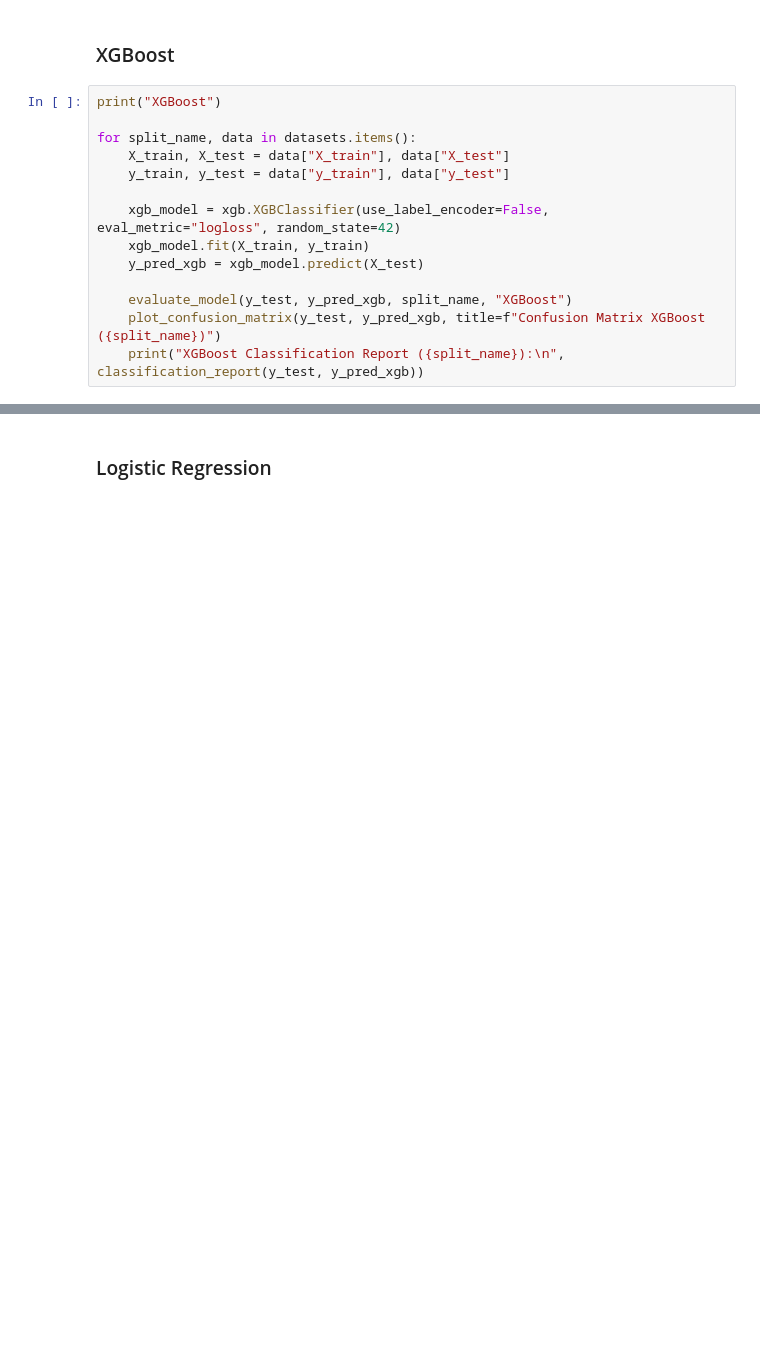
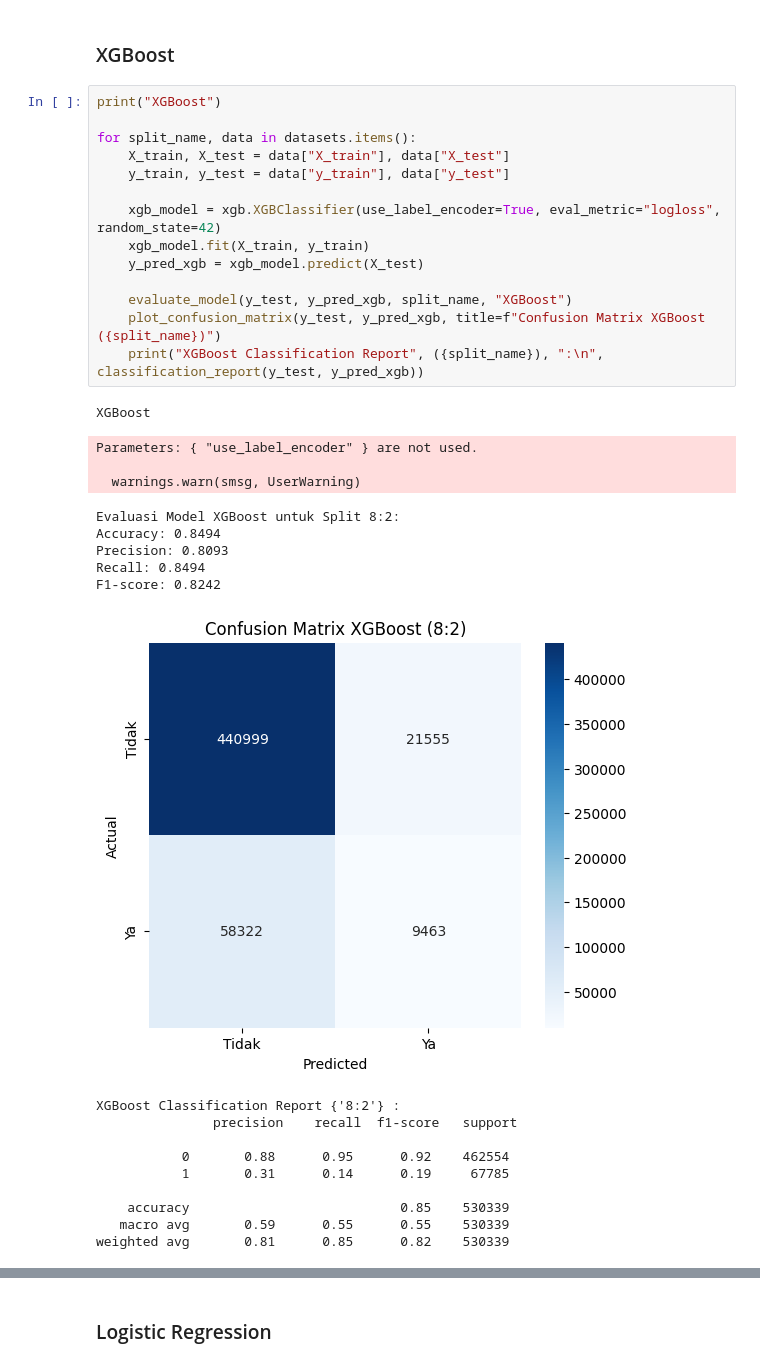
Before and after one commit to kecoaktempur/Risk-and-Finance-Management_Analisis-data-bisnis, a Jupyter notebook: adb.ipynb, the cells around one changed output, grey strips where cells are left out. Drawn from its saved outputs; the diff is of its cells as text; blank space fills up the shorter version.

```diff
--- a/adb.ipynb
+++ b/adb.ipynb
@@ -339,14 +340,34 @@ Random Forest
 # %%
 print("XGBoost")
 
 for split_name, data in datasets.items():
     X_train, X_test = data["X_train"], data["X_test"]
     y_train, y_test = data["y_train"], data["y_test"]
 
-    xgb_model = xgb.XGBClassifier(use_label_encoder=False, eval_metric="logloss", random_state=42)
+    xgb_model = xgb.XGBClassifier(use_label_encoder=True, eval_metric="logloss", random_state=42)
     xgb_model.fit(X_train, y_train)
     y_pred_xgb = xgb_model.predict(X_test)
 
     evaluate_model(y_test, y_pred_xgb, split_name, "XGBoost")
     plot_confusion_matrix(y_test, y_pred_xgb, title=f"Confusion Matrix XGBoost ({split_name})")
-    print("XGBoost Classification Report ({split_name}):\n", classification_report(y_test, y_pred_xgb))
+    print("XGBoost Classification Report", ({split_name}), ":\n", classification_report(y_test, y_pred_xgb))
+# %% [output]
+XGBoost
+Parameters: { "use_label_encoder" } are not used.
+
+  warnings.warn(smsg, UserWarning)
+Evaluasi Model XGBoost untuk Split 8:2:
+Accuracy: 0.8494
+Precision: 0.8093
+Recall: 0.8494
+F1-score: 0.8242
+[figure, added]
+XGBoost Classification Report {'8:2'} :
+               precision    recall  f1-score   support
+
+           0       0.88      0.95      0.92    462554
+           1       0.31      0.14      0.19     67785
+
+    accuracy                           0.85    530339
+   macro avg       0.59      0.55      0.55    530339
+weighted avg       0.81      0.85      0.82    530339
```
Also changed, not shown: parts of 8 cells of this notebook.
